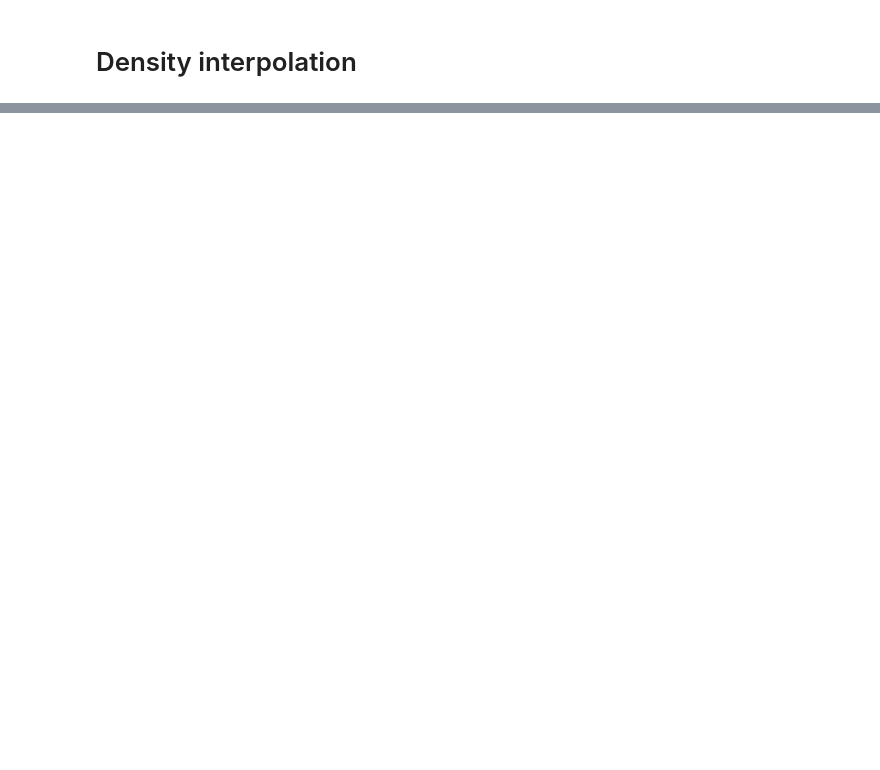
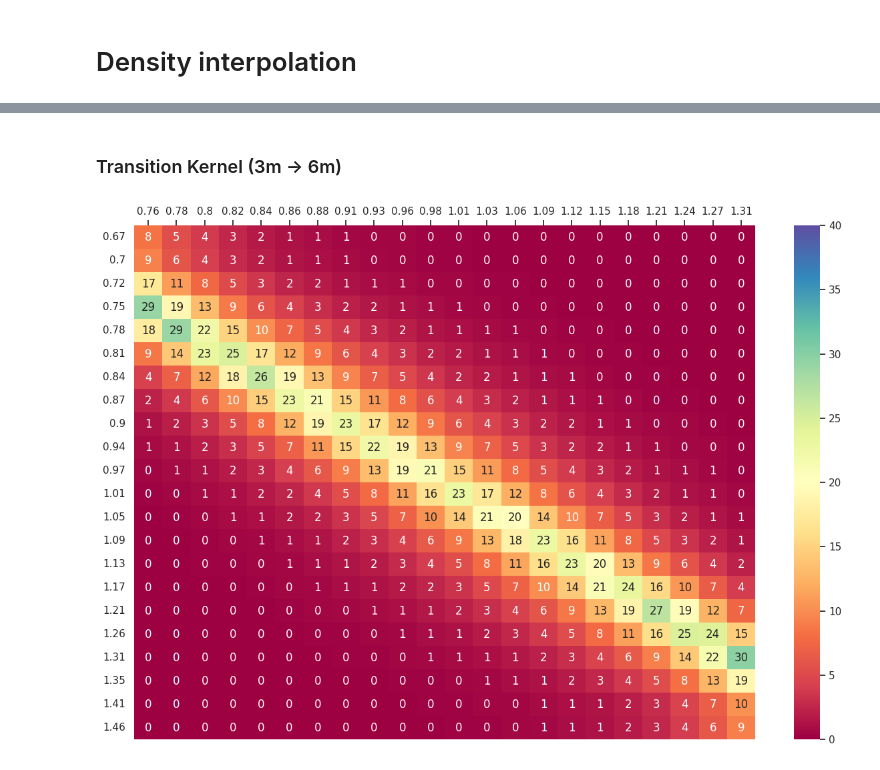
Before and after one commit to mwbrulhardt/gleam, a Jupyter notebook: examples/density_interpolation.ipynb, the cells around one changed output, grey strips where cells are left out. Saved outputs shown, nothing was run; the diff lists cells and outputs as text; code cells hidden in the pictures; blank space fills up the shorter version.

```diff
--- a/examples/density_interpolation.ipynb
+++ b/examples/density_interpolation.ipynb
@@ -94,0 +105,25 @@ plt.show()
+# %% [markdown]
+### Transition Kernel (3m -> 6m)
+# %%
+pi = s_3m.transition_op(0.5)
+
+transition = pd.DataFrame(
+    pi[1:-1, 1:-1],
+    columns=s_3m.k[2:-2].round(2),
+    index=s_3m.k_next[2:-2].round(2)
+)
+
+plt.subplots(figsize=(15,10))
+
+ax = sns.heatmap(
+    100*transition,
+    vmin=0,
+    vmax=40,
+    cmap=sns.color_palette("Spectral", as_cmap=True),
+    annot=True,
+    fmt=".0f"
+)
+ax.tick_params(axis="y", rotation=0)
+ax.xaxis.tick_top()
+# %% [output]
+[figure, added]
```
Also changed, not shown: parts of 11 cells of this notebook, 5 other files.
